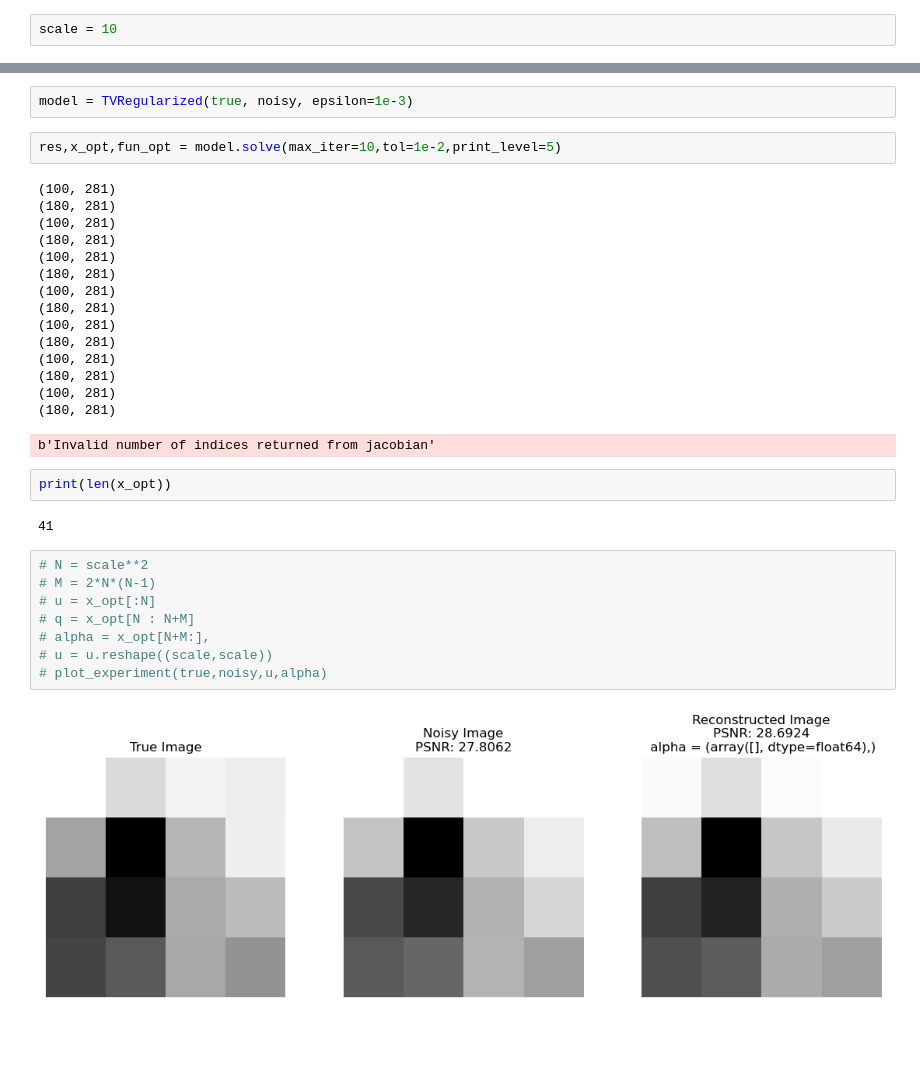
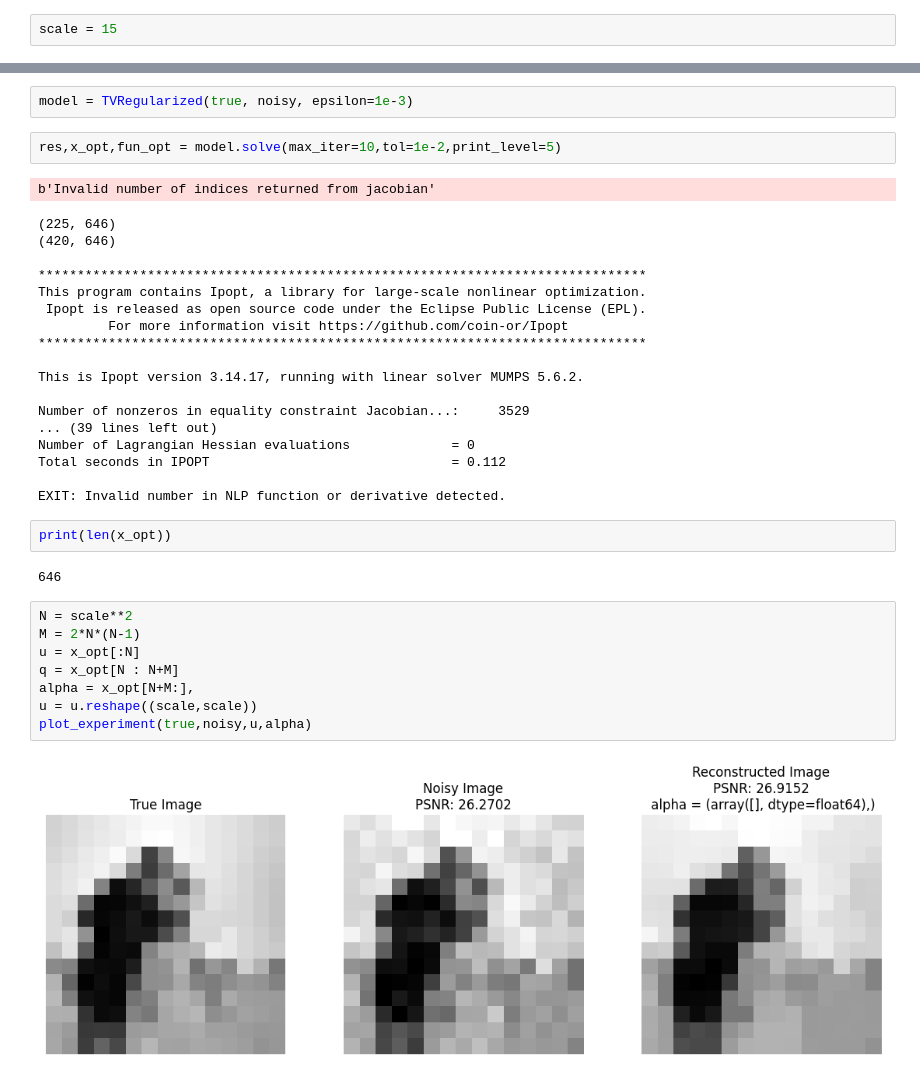
Before and after one commit to dvillacis/bimpcc_2, a Jupyter notebook: notebook/tv_denoisingreg.ipynb, the cells around one changed output, grey strips where cells are left out. Cells and saved outputs as stored; diff of their text form; blank space fills up the shorter version.

```diff
--- a/notebook/tv_denoisingreg.ipynb
+++ b/notebook/tv_denoisingreg.ipynb
@@ -27,7 +27,7 @@ def plot_experiment(true,noisy,u, alpha):
 
     plt.show()
 # %%
-scale = 10
+scale = 15
 # %%
 dataset = get_dataset("cameraman",scale=scale)
 true, noisy = dataset.get_training_data()
@@ -47,32 +47,35 @@ model = TVRegularized(true, noisy, epsilon=1e-3)
 # %%
 res,x_opt,fun_opt = model.solve(max_iter=10,tol=1e-2,print_level=5)
 # %% [output]
-(100, 281)
-(180, 281)
-(100, 281)
-(180, 281)
-(100, 281)
-(180, 281)
-(100, 281)
-(180, 281)
-(100, 281)
-(180, 281)
-(100, 281)
-(180, 281)
-(100, 281)
-(180, 281)
+b'Invalid number of indices returned from jacobian'
-b'Invalid number of indices returned from jacobian'
+(225, 646)
+(420, 646)
+
+******************************************************************************
+This program contains Ipopt, a library for large-scale nonlinear optimization.
+ Ipopt is released as open source code under the Eclipse Public License (EPL).
+         For more information visit https://github.com/coin-or/Ipopt
+******************************************************************************
+
+This is Ipopt version 3.14.17, running with linear solver MUMPS 5.6.2.
+
+Number of nonzeros in equality constraint Jacobian...:     3529
+... (39 lines left out)
+Number of Lagrangian Hessian evaluations             = 0
+Total seconds in IPOPT                               = 0.112
+
+EXIT: Invalid number in NLP function or derivative detected.
 # %%
 print(len(x_opt))
 # %% [output]
-41
+646
 # %%
-# N = scale**2
-# M = 2*N*(N-1)
-# u = x_opt[:N]
-# q = x_opt[N : N+M]
-# alpha = x_opt[N+M:],
-# u = u.reshape((scale,scale))
-# plot_experiment(true,noisy,u,alpha)
+N = scale**2
+M = 2*N*(N-1)
+u = x_opt[:N]
+q = x_opt[N : N+M]
+alpha = x_opt[N+M:],
+u = u.reshape((scale,scale))
+plot_experiment(true,noisy,u,alpha)
 # %% [output]
-[figure, old version]
+[figure, new version]
```
Also changed, not shown: parts of 1 cell of this notebook, 5 other files.
